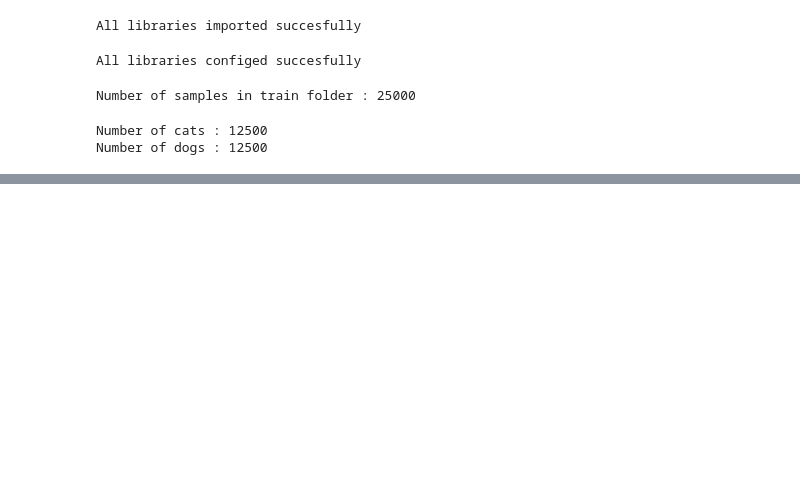
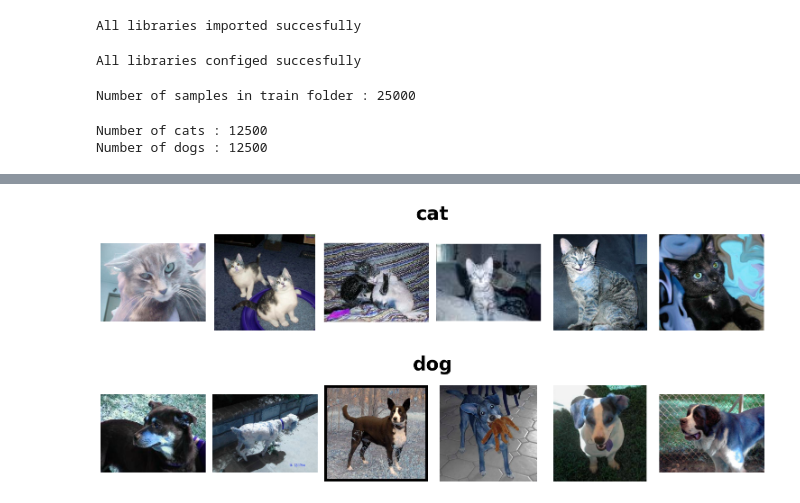
Before and after one commit to NimaPourmoradi/dogs-vs-cats, a Jupyter notebook: Cats_Vs_Dogs.ipynb, the cells around one changed output, grey strips where cells are left out. Saved outputs shown, nothing was run; the diff lists cells and outputs as text; code cells hidden in the pictures; blank space fills up the shorter version.

```diff
--- a/Cats_Vs_Dogs.ipynb
+++ b/Cats_Vs_Dogs.ipynb
@@ -46,0 +62,10 @@ Number of dogs : 12500
+# %%
+temp_df = []
+for file_name in os.listdir(train_folder) :
+    if re.findall("\Acat", file_name) :
+        class_name = 'cat'
+    else :
+        class_name = 'dog'
+    temp_df.append((os.path.join(train_folder, file_name), class_name))
+df = pd.DataFrame(temp_df, columns=['file_path', 'label'])
+df
@@ -46,0 +88,20 @@ Number of dogs : 12500
+# %%
+def plot_6_image(images, title) :
+    plt.figure(figsize=(15, 3))
+    for i, path in enumerate(images) :
+        plt.subplot(1, 6, i+1)
+        img = cv2.imread(path)
+        plt.imshow(img)
+        plt.axis('off')
+    plt.suptitle(title, fontsize=30, fontweight='bold')
+    plt.tight_layout()
+    plt.show()
+
+
+for classes in ['cat', 'dog'] :
+    temp_df = df.file_path[df.label==classes]
+    random_image = np.random.choice(temp_df, 6)
+    plot_6_image(random_image, classes)
+# %% [output]
+[figure, added]
+[figure, added]
```
Also changed, not shown: parts of 6 cells of this notebook.
